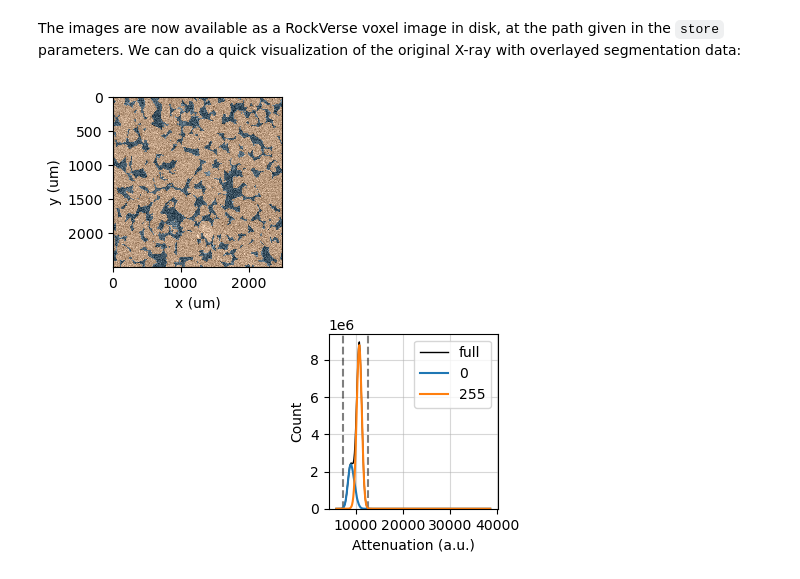
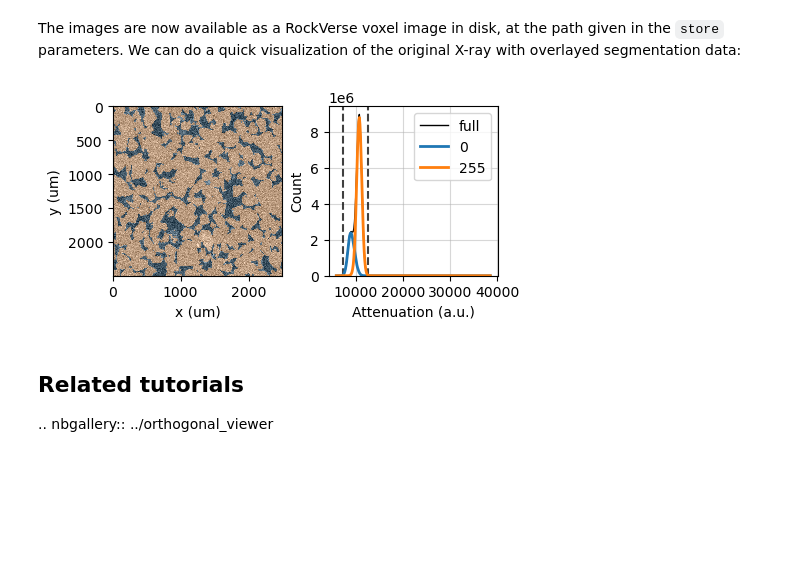
Before and after one commit to rodolfovictor/rockverse, a Jupyter notebook: docs/source/tutorials/digitalrock/sample_data/import_bentheimer_sandstone.ipynb, the cells around one changed output. Drawn from its saved outputs; the diff is of its cells as text; code cells hidden in the pictures; blank space fills up the shorter version.

Commit message:
Improving tutorials

```diff
--- a/docs/source/tutorials/digitalrock/sample_data/import_bentheimer_sandstone.ipynb
+++ b/docs/source/tutorials/digitalrock/sample_data/import_bentheimer_sandstone.ipynb
@@ -132,13 +132,20 @@ We can do a quick visualization of the original X-ray with overlayed segmentatio
 # %%
 %matplotlib qt
 viewer = rv.OrthogonalViewer(
     image=bentheimer_original_ct,
     segmentation=bentheimer_segmentation,
     segmentation_alpha=0.25,
     show_xz_plane=False,
     show_zy_plane=False)
-viewer.show_xz_plane=False
-viewer.show_zy_plane=False
+viewer.show_xz_plane = False
+viewer.show_zy_plane = False
+viewer.layout = 'horizontal'
 viewer.figure
 # %% [output]
-[figure, old version]
+[figure, new version]
+# %% [markdown]
+Related tutorials
+-----------------
+
+.. nbgallery::
+   ../orthogonal_viewer
```
Also changed, not shown: 6 other files.
